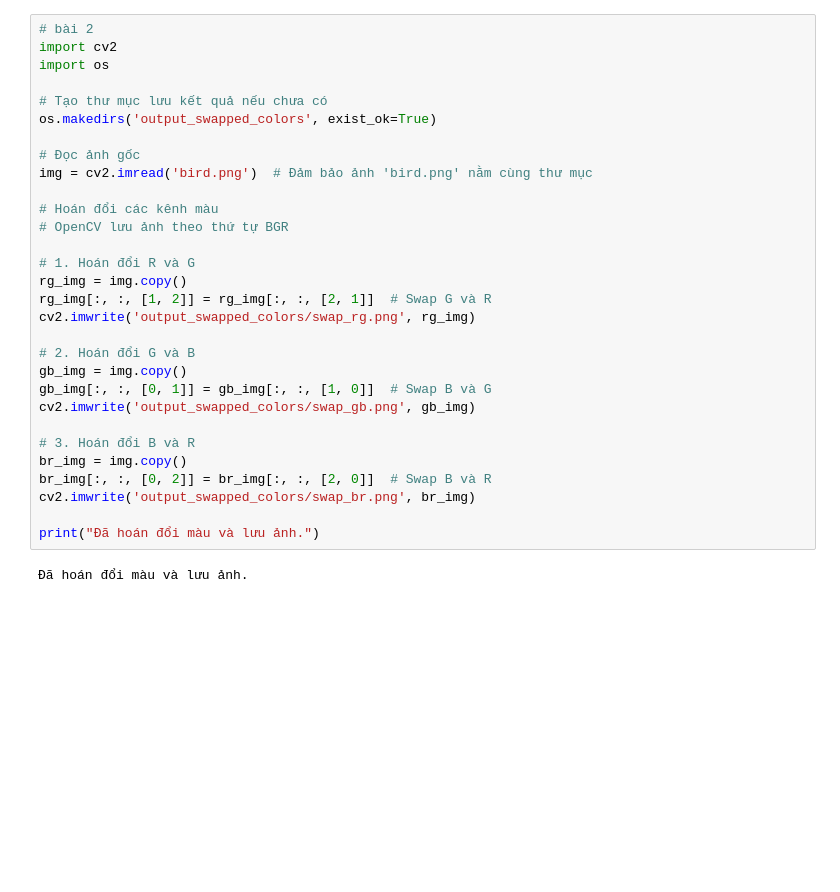
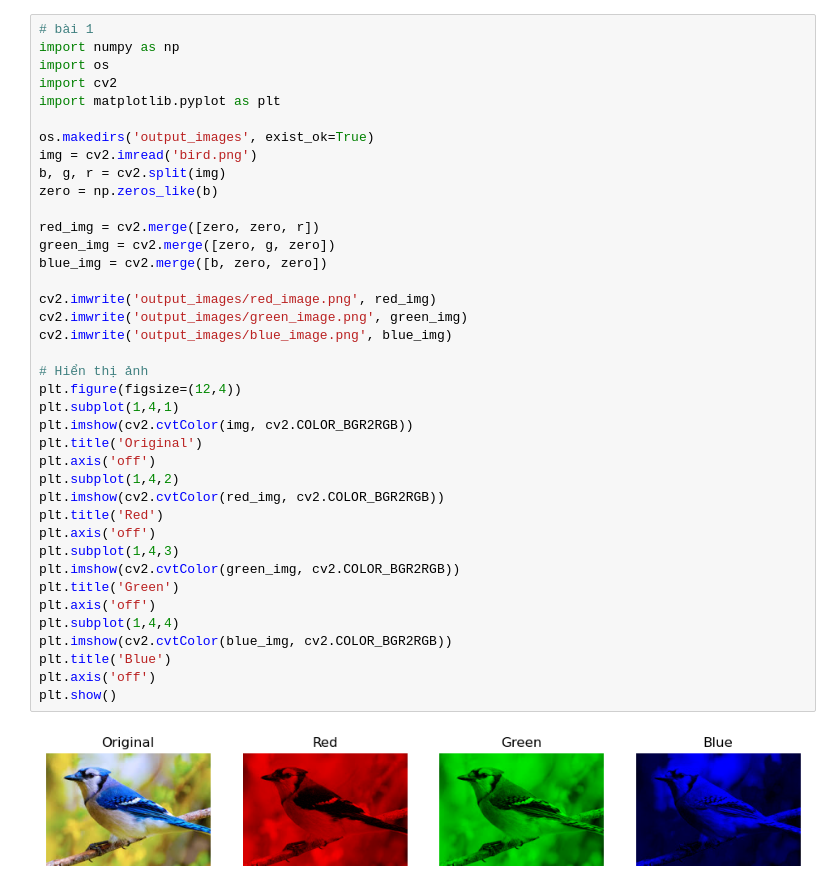
Before and after one commit to LePhuocLoc111/tu-n-1, a Jupyter notebook: LAB1/bait1.ipynb, the cells around one changed output. Cells and saved outputs as stored; diff of their text form; blank space fills up the shorter version.

```diff
--- a/LAB1/bait1.ipynb
+++ b/LAB1/bait1.ipynb
@@ -34,33 +42,42 @@ print("Đã lưu 3 ảnh với 3 màu khác nhau.")
 # %%
-# bài 2
+# bài 1
+import numpy as np
+import os
 import cv2
-import os
+import matplotlib.pyplot as plt
 
-# Tạo thư mục lưu kết quả nếu chưa có
-os.makedirs('output_swapped_colors', exist_ok=True)
+os.makedirs('output_images', exist_ok=True)
+img = cv2.imread('bird.png')
+b, g, r = cv2.split(img)
+zero = np.zeros_like(b)
 
-# Đọc ảnh gốc
-img = cv2.imread('bird.png')  # Đảm bảo ảnh 'bird.png' nằm cùng thư mục
+red_img = cv2.merge([zero, zero, r])
+green_img = cv2.merge([zero, g, zero])
+blue_img = cv2.merge([b, zero, zero])
 
-# Hoán đổi các kênh màu
-# OpenCV lưu ảnh theo thứ tự BGR
+cv2.imwrite('output_images/red_image.png', red_img)
+cv2.imwrite('output_images/green_image.png', green_img)
+cv2.imwrite('output_images/blue_image.png', blue_img)
 
-# 1. Hoán đổi R và G
-rg_img = img.copy()
-rg_img[:, :, [1, 2]] = rg_img[:, :, [2, 1]]  # Swap G và R
-cv2.imwrite('output_swapped_colors/swap_rg.png', rg_img)
-
-# 2. Hoán đổi G và B
-gb_img = img.copy()
-gb_img[:, :, [0, 1]] = gb_img[:, :, [1, 0]]  # Swap B và G
-cv2.imwrite('output_swapped_colors/swap_gb.png', gb_img)
-
-# 3. Hoán đổi B và R
-br_img = img.copy()
-br_img[:, :, [0, 2]] = br_img[:, :, [2, 0]]  # Swap B và R
-cv2.imwrite('output_swapped_colors/swap_br.png', br_img)
-
-print("Đã hoán đổi màu và lưu ảnh.")
+# Hiển thị ảnh
+plt.figure(figsize=(12,4))
+plt.subplot(1,4,1)
+plt.imshow(cv2.cvtColor(img, cv2.COLOR_BGR2RGB))
+plt.title('Original')
+plt.axis('off')
+plt.subplot(1,4,2)
+plt.imshow(cv2.cvtColor(red_img, cv2.COLOR_BGR2RGB))
+plt.title('Red')
+plt.axis('off')
+plt.subplot(1,4,3)
+plt.imshow(cv2.cvtColor(green_img, cv2.COLOR_BGR2RGB))
+plt.title('Green')
+plt.axis('off')
+plt.subplot(1,4,4)
+plt.imshow(cv2.cvtColor(blue_img, cv2.COLOR_BGR2RGB))
+plt.title('Blue')
+plt.axis('off')
+plt.show()
 # %% [output]
-Đã hoán đổi màu và lưu ảnh.
+[figure, added]
 # %%
```
Also changed, not shown: parts of 8 cells of this notebook, 3 other files.
